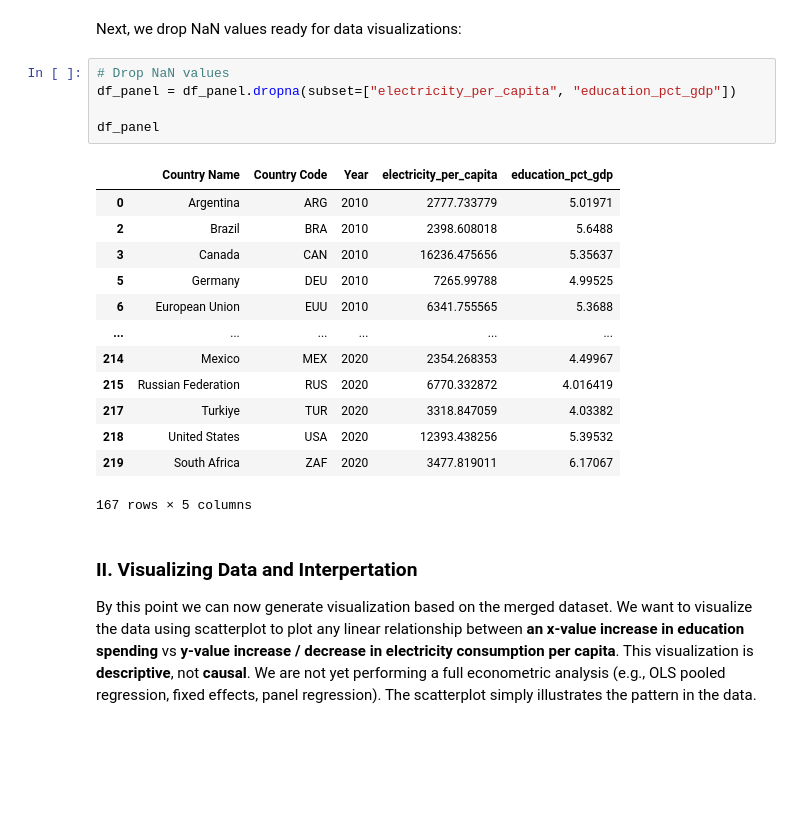
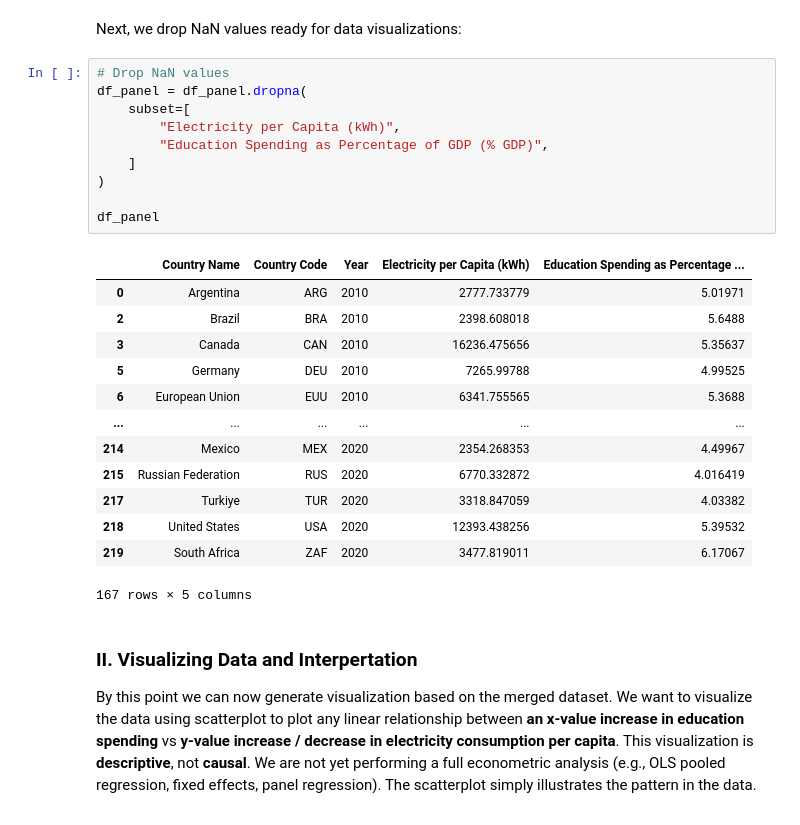
Before and after one commit to abiinsani/abiinsani.github.io, a Jupyter notebook: Project_2.ipynb, the cells around one changed output. Drawn from its saved outputs; the diff is of its cells as text; blank space fills up the shorter version.

```diff
--- a/Project_2.ipynb
+++ b/Project_2.ipynb
@@ -211,11 +211,16 @@ df_panel
 Next, we drop NaN values ready for data visualizations:
 # %%
 # Drop NaN values
-df_panel = df_panel.dropna(subset=["electricity_per_capita", "education_pct_gdp"])
+df_panel = df_panel.dropna(
+    subset=[
+        "Electricity per Capita (kWh)",
+        "Education Spending as Percentage of GDP (% GDP)",
+    ]
+)
 
 df_panel
 # %% [output]
-|  | Country Name | Country Code | Year | electricity_per_capita | education_pct_gdp |
+|  | Country Name | Country Code | Year | Electricity per Capita (kWh) | Education Spending as Percentage ... |
 | 0 | Argentina | ARG | 2010 | 2777.733779 | 5.01971 |
 | 2 | Brazil | BRA | 2010 | 2398.608018 | 5.6488 |
 | 3 | Canada | CAN | 2010 | 16236.475656 | 5.35637 |
```
Also changed, not shown: parts of 2 cells of this notebook.
